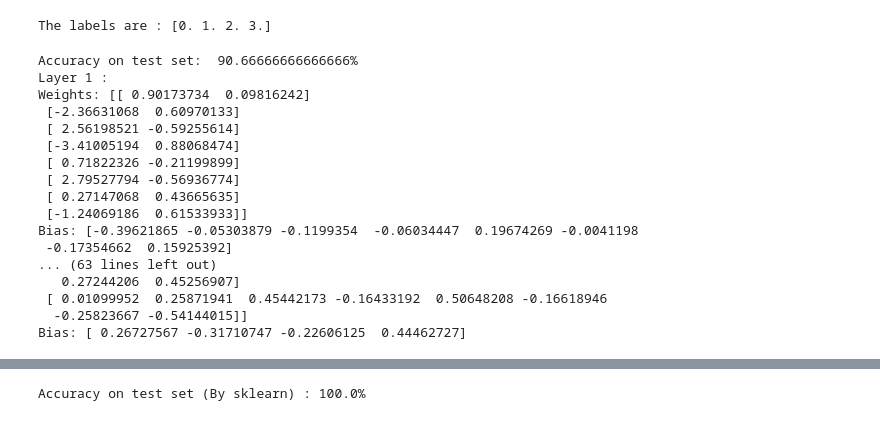
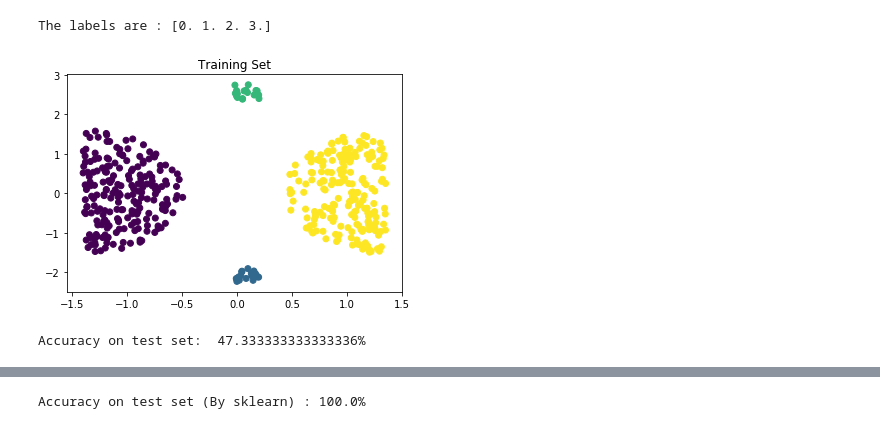
Before and after one commit to cjchirag7/My-ML-Library, a Jupyter notebook: Implement_NNClassifier-Mini_Gradient_Descent.ipynb, the cells around one changed output, grey strips where cells are left out. Saved outputs shown, nothing was run; the diff lists cells and outputs as text; code cells hidden in the pictures.

Commit message:
Added scatter plots

```diff
--- a/Implement_NNClassifier-Mini_Gradient_Descent.ipynb
+++ b/Implement_NNClassifier-Mini_Gradient_Descent.ipynb
@@ -13,37 +13,29 @@ The labels are : [0. 1. 2. 3.]
 # %%
 import numpy as np
 import NNClassifier as NNC
 def normalise(Xin):
         return (Xin-np.mean(Xin,axis=0))/np.std(Xin,axis=0)    # NORMALISING FEATURES
 
 sz=X.shape[0]
 X=normalise(X)   #normalising X
 # separation of training set and test set
 test_sz=sz//4
 tr_sz=sz-test_sz
 layer_sz=[8,8,8,8]
 train=NNC.NNClassifier()
 train.set(X[:tr_sz-1,:],Y[:tr_sz-1],layer_sz)
 test=NNC.NNClassifier()
 test.set(X[tr_sz:,:],Y[tr_sz:],layer_sz)
-train.miniGradientDescent(5,LAMBDA=0,alpha=0.1,iter=2000)
-print("Accuracy on test set:  "+str(train.accuracy(test))+"%")
-train.print_params()
+
+%matplotlib inline
+import matplotlib.pyplot as plt
+plt.scatter(X[:tr_sz-1,0],X[:tr_sz-1,1],c=Y[:tr_sz-1])
+plt.title('Training Set')
+plt.show()
 # %% [output]
-Accuracy on test set:  90.66666666666666%
-Layer 1 :
-Weights: [[ 0.90173734  0.09816242]
- [-2.36631068  0.60970133]
- [ 2.56198521 -0.59255614]
- [-3.41005194  0.88068474]
- [ 0.71822326 -0.21199899]
- [ 2.79527794 -0.56936774]
- [ 0.27147068  0.43665635]
- [-1.24069186  0.61533933]]
-Bias: [-0.39621865 -0.05303879 -0.1199354  -0.06034447  0.19674269 -0.0041198
- -0.17354662  0.15925392]
-... (63 lines left out)
-   0.27244206  0.45256907]
- [ 0.01099952  0.25871941  0.45442173 -0.16433192  0.50648208 -0.16618946
-  -0.25823667 -0.54144015]]
-Bias: [ 0.26727567 -0.31710747 -0.22606125  0.44462727]
+[figure, added]
+# %%
+train.miniGradientDescent(5,LAMBDA=0,alpha=0.1,iter=2000)
+print("Accuracy on test set:  "+str(train.accuracy(test))+"%")
+# %% [output]
+Accuracy on test set:  47.333333333333336%
```
Also changed, not shown: parts of 3 cells of this notebook, 2 other files.
